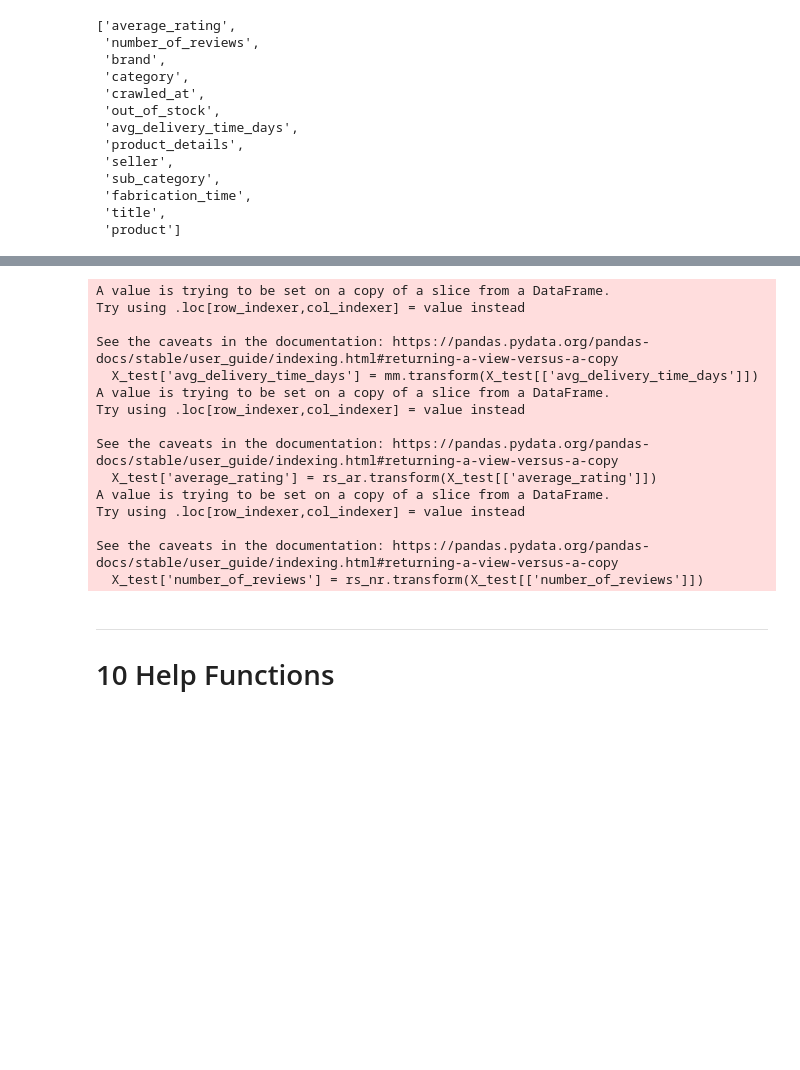
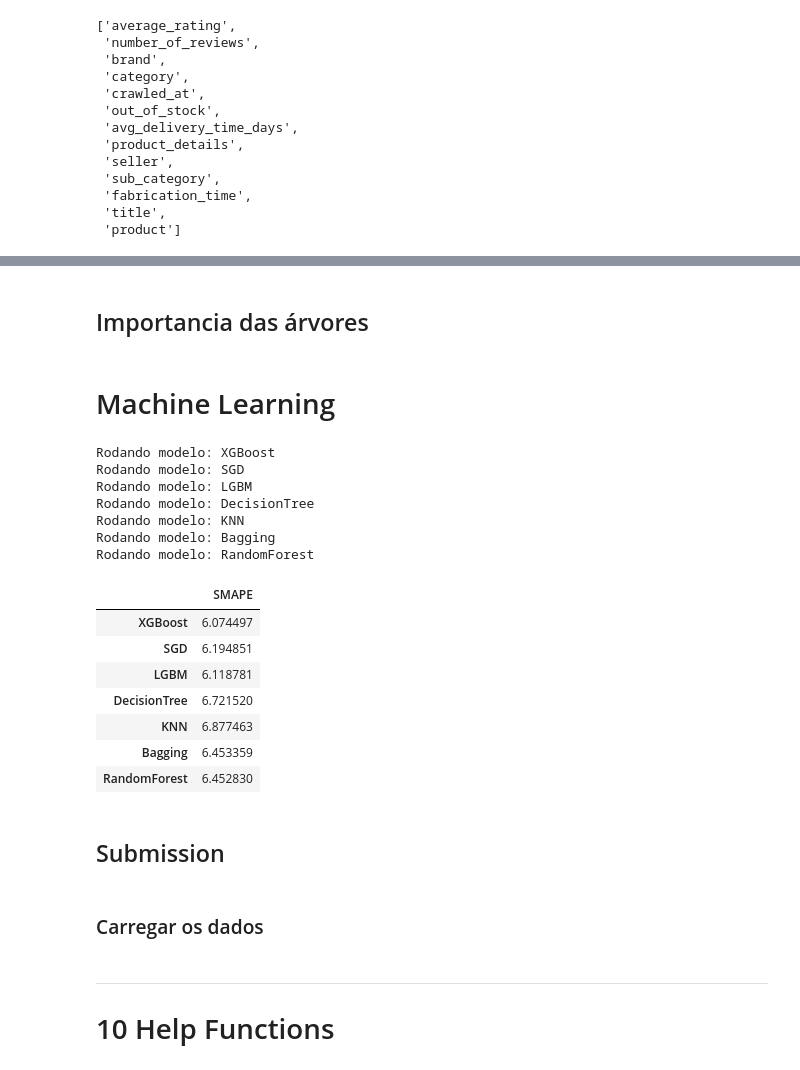
Before and after one commit to Gabrielnbr/hd6, a Jupyter notebook: notebook_hackday_06.ipynb, the cells around one changed output, grey strips where cells are left out. Cells and saved outputs as stored; diff of their text form; code cells hidden in the pictures; blank space fills up the shorter version.

Commit message:
machine learning models and performance

```diff
--- a/notebook_hackday_06.ipynb
+++ b/notebook_hackday_06.ipynb
@@ -234,3 +240,15 @@ df4['actual_price'] = df4_aux['actual_price_x'].fillna(0) + df4_aux['actual_pric
+# %%
+## Tratando variaveis respostas nulas
+prices = df4[['seller','pid', 'actual_price']].groupby('pid').mean().reset_index()
+
+precos_nulos = df4.loc[df4['actual_price'].isna(), ['_id','pid']]
+
+precos_recuperados = pd.merge(precos_nulos, prices, how = 'inner', on = 'pid')
+
+df4_aux = pd.merge(df4, precos_recuperados[['_id', 'actual_price']], on = '_id', how = 'left')
+df4['actual_price'] = df4_aux['actual_price_x'].fillna(0) + df4_aux['actual_price_y'].fillna(0)
+
+df4 = df4.dropna(subset=['actual_price'])
 # %% [markdown]
 # EDA
 # %%
@@ -365,18 +401,25 @@ features_selected = [
-# %%
-X_test_mod, y_test_mod = test_preparation(X_test, y_test)
-# %% [output]
-A value is trying to be set on a copy of a slice from a DataFrame.
-Try using .loc[row_indexer,col_indexer] = value instead
-
-See the caveats in the documentation: https://pandas.pydata.org/pandas-docs/stable/user_guide/indexing.html#returning-a-view-versus-a-copy
-  X_test['avg_delivery_time_days'] = mm.transform(X_test[['avg_delivery_time_days']])
-A value is trying to be set on a copy of a slice from a DataFrame.
-Try using .loc[row_indexer,col_indexer] = value instead
-
-See the caveats in the documentation: https://pandas.pydata.org/pandas-docs/stable/user_guide/indexing.html#returning-a-view-versus-a-copy
-  X_test['average_rating'] = rs_ar.transform(X_test[['average_rating']])
-A value is trying to be set on a copy of a slice from a DataFrame.
-Try using .loc[row_indexer,col_indexer] = value instead
-
-See the caveats in the documentation: https://pandas.pydata.org/pandas-docs/stable/user_guide/indexing.html#returning-a-view-versus-a-copy
-  X_test['number_of_reviews'] = rs_nr.transform(X_test[['number_of_reviews']])
+# %% [markdown]
+## Importancia das árvores
+# %%
+# Crie e treine o modelo LGBMClassifier
+lgb_model = LGBMRegressor(n_jobs=-1, random_state=42)
+X_train_sel = X_train[features_selected]
+lgb_model.fit(X_train_sel, y_train)
+
+# Obtenha as importâncias das características do modelo
+importances = lgb_model.featureimportances
+
+# Ordene as características por importância decrescente
+indices = np.argsort(importances)[::-1]
+
+# Imprima o ranking das características
+print('Feature ranking')
+df = pd.DataFrame()
+
+for i, j in zip(X_train_sel.columns, importances):
+    aux = pd.DataFrame({'feature': i, 'importance': j}, index=[0])
+    df = pd.concat([df, aux], axis=0)
+
+print(df.sort_values('importance', ascending=False))
+# %% [markdown]
+# Machine Learning
@@ -383,3 +471,25 @@ See the caveats in the documentation: https://pandas.pydata.org/pandas-docs/stab
+# %%
+MachineLearning(X_train, y_train, X_test_mod, y_test_mod, features_selected)
+# %% [output]
+Rodando modelo: XGBoost
+Rodando modelo: SGD
+Rodando modelo: LGBM
+Rodando modelo: DecisionTree
+Rodando modelo: KNN
+Rodando modelo: Bagging
+Rodando modelo: RandomForest
+|  | SMAPE |
+| XGBoost | 6.074497 |
+| SGD | 6.194851 |
+| LGBM | 6.118781 |
+| DecisionTree | 6.721520 |
+| KNN | 6.877463 |
+| Bagging | 6.453359 |
+| RandomForest | 6.452830 |
+# %% [markdown]
+## Submission
+# %% [markdown]
+### Carregar os dados
 # %% [markdown]
 ------
 # 10 Help Functions
```
Also changed, not shown: parts of 13 cells of this notebook, 5 other files.
